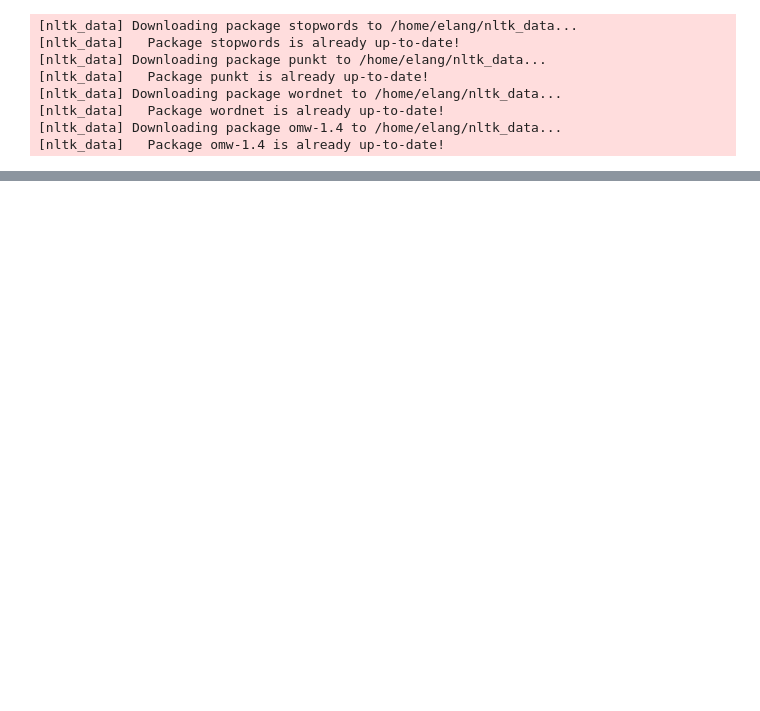
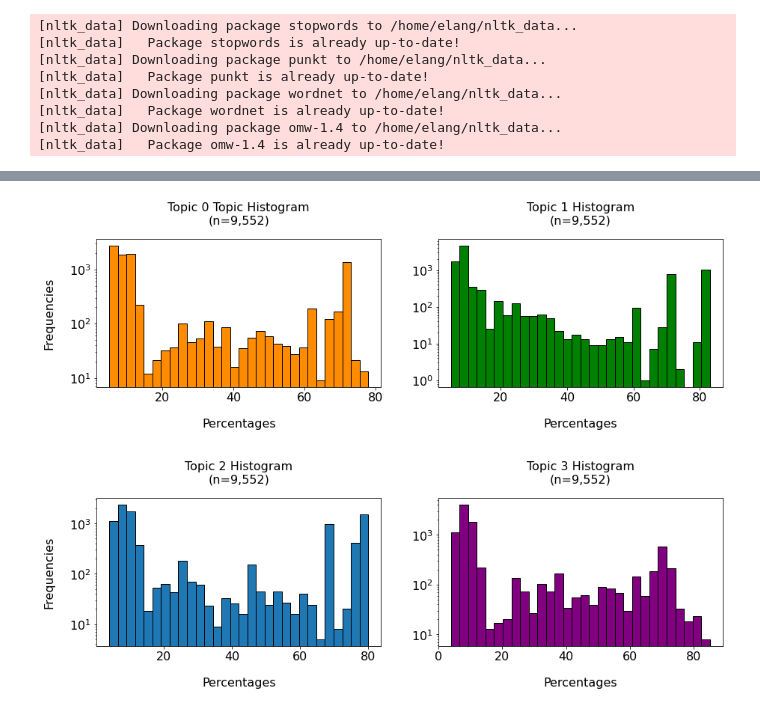
Before and after one commit to Elang89/hf-evolution, a Jupyter notebook: notebooks/dataset_topics.ipynb, the cells around one changed output, grey strips where cells are left out. Drawn from its saved outputs; the diff is of its cells as text; code cells hidden in the pictures; blank space fills up the shorter version.

```diff
--- a/notebooks/dataset_topics.ipynb
+++ b/notebooks/dataset_topics.ipynb
@@ -260,0 +260,38 @@ datasets file tag huggingface github release http com note library
+# %%
+fontsize = 16
+pad = 20
+fig, ((ax1, ax2), (ax3, ax4)) = plt.subplots(ncols=2, nrows=2, figsize=(15, 10))
+
+plt.subplots_adjust(hspace=0.75)
+
+ax1.set_title("Topic 0 Topic Histogram\n(n=9,552)", fontsize=fontsize, pad=20)
+ax1.set_xlabel("Percentages", fontsize=fontsize, labelpad=pad)
+ax1.set_ylabel("Frequencies", fontsize=fontsize, labelpad=pad)
+ax1.tick_params(axis="both", labelsize=fontsize)
+ax1.set_yscale("log")
+ax1.hist(document_matrix["Topic 0"], bins=30, edgecolor="black",  color="darkorange")
+
+ax2.set_title("Topic 1 Histogram\n(n=9,552)", fontsize=fontsize, pad=20)
+ax2.set_xlabel("Percentages", fontsize=fontsize, labelpad=pad)
+ax2.set_ylabel("")
+ax2.tick_params(axis="both", labelsize=fontsize)
+ax2.set_yscale("log")
+ax2.hist(document_matrix["Topic 1"], bins=30, edgecolor="black", color="green")
+
+ax3.set_title("Topic 2 Histogram\n(n=9,552)", fontsize=fontsize, pad=20)
+ax3.set_xlabel("Percentages", fontsize=fontsize, labelpad=pad)
+ax3.set_ylabel("Frequencies", fontsize=fontsize, labelpad=pad)
+ax3.tick_params(axis="both", labelsize=fontsize)
+ax3.set_yscale("log")
+ax3.hist(document_matrix["Topic 2"], bins=30, edgecolor="black", color="tab:blue")
+
+ax4.set_title("Topic 3 Histogram\n(n=9,552)", fontsize=fontsize, pad=20)
+ax4.set_xlabel("Percentages", fontsize=fontsize, labelpad=pad)
+ax4.set_ylabel("")
+ax4.tick_params(axis="both", labelsize=fontsize)
+ax4.set_yscale("log")
+ax4.hist(document_matrix["Topic 3"], bins=30, edgecolor="black", color="purple")
+
+fig.savefig("plots/RQ2/RQ2_Topic_Hists.png", dpi=400, bbox_inches="tight")
+# %% [output]
+[figure, added]
```
Also changed, not shown: parts of 35 cells of this notebook, 23 other files.
